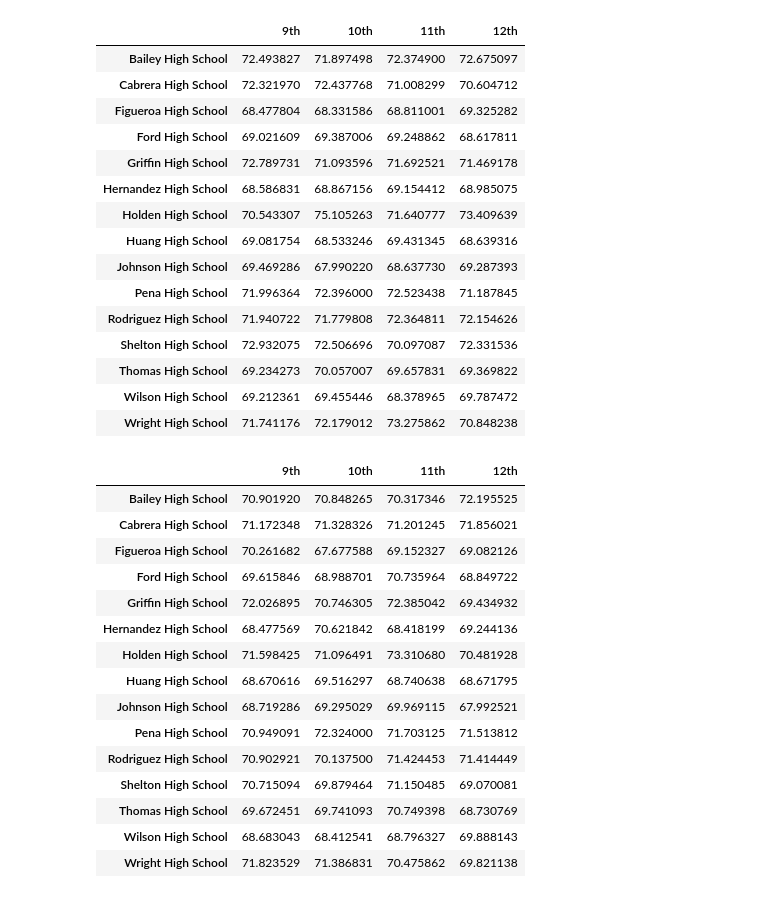
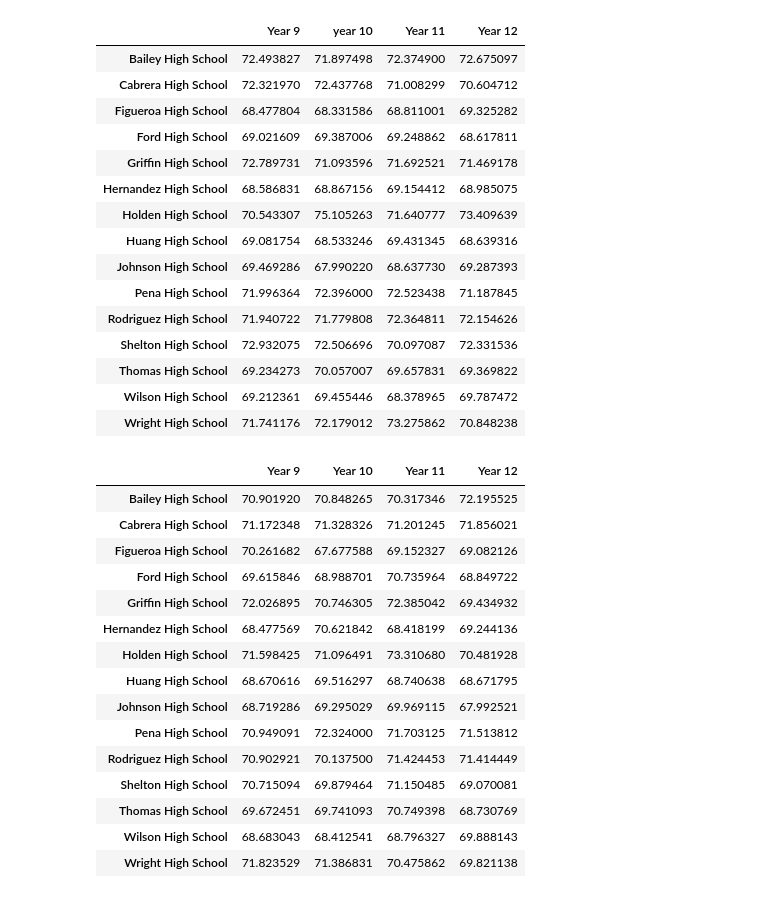
Before and after one commit to Mono-Co/pandas-challenge, a Jupyter notebook: PyCitySchools/main.ipynb, the cells around one changed output. Saved outputs shown, nothing was run; the diff lists cells and outputs as text; code cells hidden in the pictures.

```diff
--- a/PyCitySchools/main.ipynb
+++ b/PyCitySchools/main.ipynb
@@ -275,30 +275,30 @@ top_performing_schools.head()
 # %%
 # Create data series of scores by year levels using conditionals
 year_nine = school_data_complete[(school_data_complete["year"] == 9)]
 year_ten = school_data_complete[(school_data_complete["year"] == 10)]
 year_eleven = school_data_complete[(school_data_complete["year"] == 11)]
 year_twelve = school_data_complete[(school_data_complete["year"] == 12)]
 
 # Group each by school name
 year_nine_maths_scores = year_nine.groupby(["school_name"]).mean(numeric_only=True)["maths_score"]
 year_ten_maths_scores = year_ten.groupby(["school_name"]).mean(numeric_only=True)["maths_score"]
 year_eleven_maths_scores = year_eleven.groupby(["school_name"]).mean(numeric_only=True)["maths_score"]
 year_twelve_maths_scores = year_twelve.groupby(["school_name"]).mean(numeric_only=True)["maths_score"]
 
 # Combine series into single DataFrame
 maths_scores_by_year = pd.DataFrame({
-              "9th": year_nine_maths_scores,
-              "10th": year_ten_maths_scores,
-              "11th": year_eleven_maths_scores,
-              "12th": year_twelve_maths_scores})
+              "Year 9": year_nine_maths_scores,
+              "year 10": year_ten_maths_scores,
+              "Year 11": year_eleven_maths_scores,
+              "Year 12": year_twelve_maths_scores})
 
 # Minor data wrangling
 maths_scores_by_year.index.name = None
 
 # Display the DataFrame
 maths_scores_by_year
 # %% [output]
-|  | 9th | 10th | 11th | 12th |
+|  | Year 9 | year 10 | Year 11 | Year 12 |
 | Bailey High School | 72.493827 | 71.897498 | 72.374900 | 72.675097 |
 | Cabrera High School | 72.321970 | 72.437768 | 71.008299 | 70.604712 |
 | Figueroa High School | 68.477804 | 68.331586 | 68.811001 | 69.325282 |
@@ -329,10 +329,10 @@ year_twelve_reading_scores = year_twelve.groupby(["school_name"]).mean(numeric_o
 
 # Combine series into single DataFrame
 reading_scores_by_year = pd.DataFrame({
-              "9th": year_nine_reading_scores,
-              "10th": year_ten_reading_scores,
-              "11th": year_eleven_reading_scores,
-              "12th": year_twelve_reading_scores})
+              "Year 9": year_nine_reading_scores,
+              "Year 10": year_ten_reading_scores,
+              "Year 11": year_eleven_reading_scores,
+              "Year 12": year_twelve_reading_scores})
 
 # Minor data wrangling
 reading_scores_by_year.index.name = None
@@ -340,7 +340,7 @@ reading_scores_by_year.index.name = None
 # Display the DataFrame
 reading_scores_by_year
 # %% [output]
-|  | 9th | 10th | 11th | 12th |
+|  | Year 9 | Year 10 | Year 11 | Year 12 |
 | Bailey High School | 70.901920 | 70.848265 | 70.317346 | 72.195525 |
 | Cabrera High School | 71.172348 | 71.328326 | 71.201245 | 71.856021 |
 | Figueroa High School | 70.261682 | 67.677588 | 69.152327 | 69.082126 |
```
